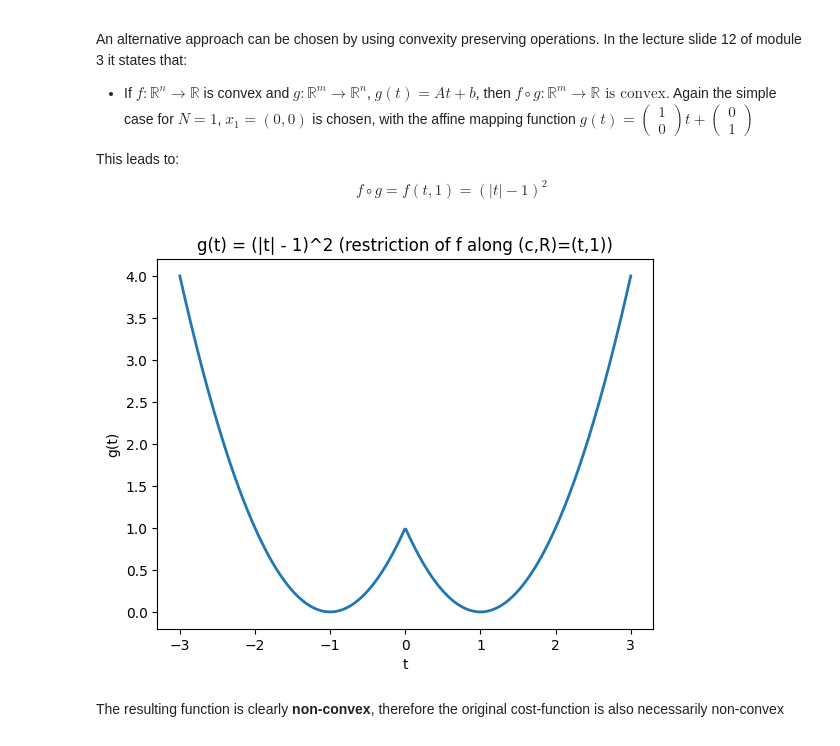
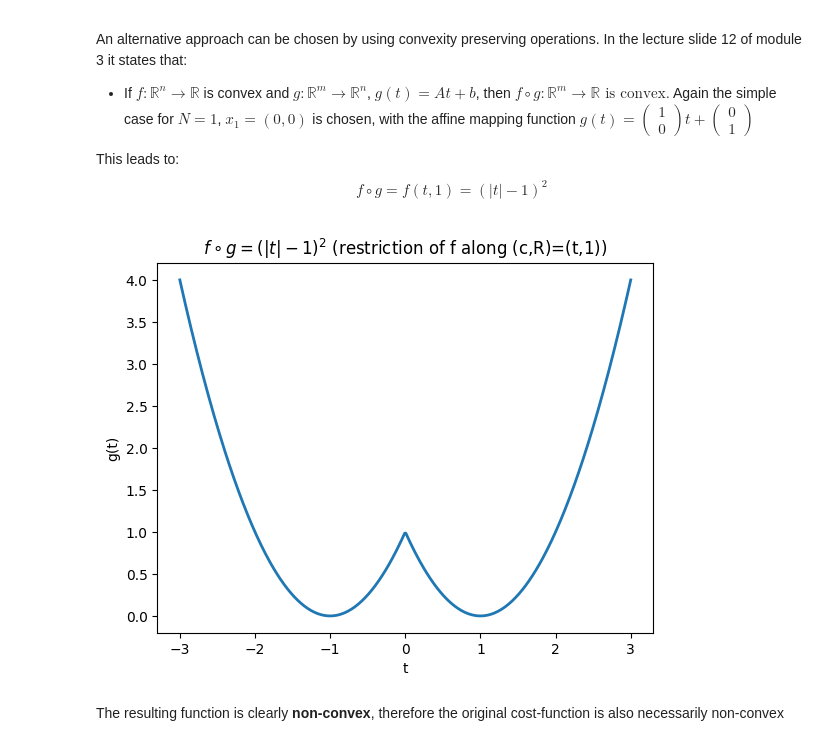
Before and after one commit to Matteo7100/OA-project, a Jupyter notebook: project_notebook.ipynb, the cells around one changed output. Cells and saved outputs as stored; diff of their text form; code cells hidden in the pictures.

```diff
--- a/project_notebook.ipynb
+++ b/project_notebook.ipynb
@@ -360,18 +355,18 @@ Again the simple case for $N=1$, $x_1=(0,0)$ is chosen, with the affine mapping
 This leads to:
 $$f \circ g = f(t,1) = (|t|-1)^2$$
 # %%
-def g(t):
+def f_g(t):
     return (np.abs(t) - 1.0)**2
 
 t = np.linspace(-3, 3, 400)
 plt.figure()
-plt.plot(t, g(t), linewidth=2)
-plt.title("g(t) = (|t| - 1)^2 (restriction of f along (c,R)=(t,1))")
+plt.plot(t, f_g(t), linewidth=2)
+plt.title(r"$f \circ g = (|t| - 1)^2$ (restriction of f along (c,R)=(t,1))")
 plt.xlabel("t")
 plt.ylabel("g(t)")
 plt.show()
 # %% [output]
-[figure, old version]
+[figure, new version]
 # %% [markdown]
 The resulting function is clearly **non-convex**, therefore the original cost-function is also necessarily non-convex
 # %%
```
Also changed, not shown: parts of 4 cells of this notebook.
